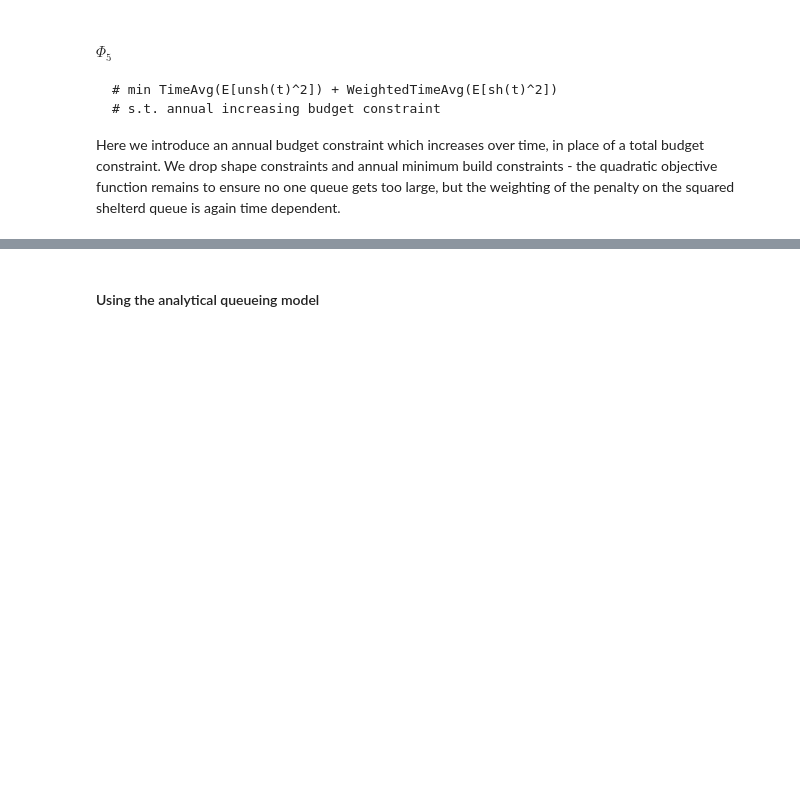
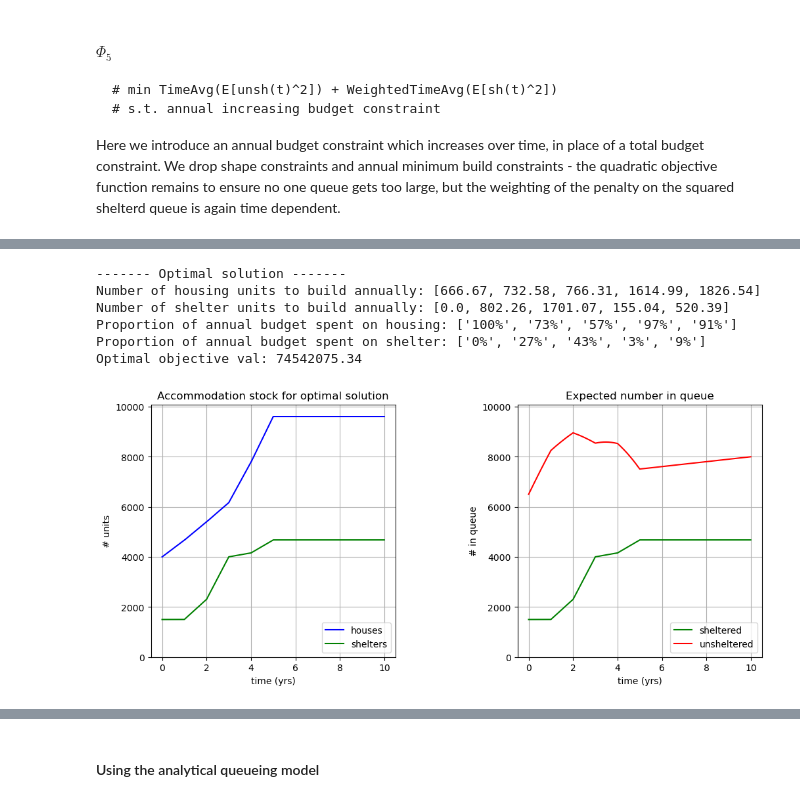
Before and after one commit to grahamburgess3/homeless_services, a Jupyter notebook: 09_Deterministic_Optimisation.ipynb, the cells around one changed output, grey strips where cells are left out. Saved outputs shown, nothing was run; the diff lists cells and outputs as text; code cells hidden in the pictures; blank space fills up the shorter version.

```diff
--- a/09_Deterministic_Optimisation.ipynb
+++ b/09_Deterministic_Optimisation.ipynb
@@ -204,0 +216,20 @@ Optimal objective val: 204954314.87
+# %%
+# change modelling horizon
+modeling_options['horizon_model'] = 10 # in years
+weights = do.get_linear_weight_func(m, modeling_options['horizon_model'], modeling_options['timestep'])
+data['arrival_rates'] = [3500.0]*5 + [2500.0]*5
+
+# Set up problem and solve
+problem = do.Phi(data, modeling_options, 'phi4', c=weights)
+problem.add_annual_budget_constraint([0.1, 0.15, 0.2, 0.25, 0.3]) # proportions must add to 1.
+problem.solve('ipopt')
+problem.print_results_phi5()
+problem.plot_opt()
+# %% [output]
+------- Optimal solution -------
+Number of housing units to build annually: [666.67, 732.58, 766.31, 1614.99, 1826.54]
+Number of shelter units to build annually: [0.0, 802.26, 1701.07, 155.04, 520.39]
+Proportion of annual budget spent on housing: ['100%', '73%', '57%', '97%', '91%']
+Proportion of annual budget spent on shelter: ['0%', '27%', '43%', '3%', '9%']
+Optimal objective val: 74542075.34
+[figure, added]
```
Also changed, not shown: parts of 9 cells of this notebook.
